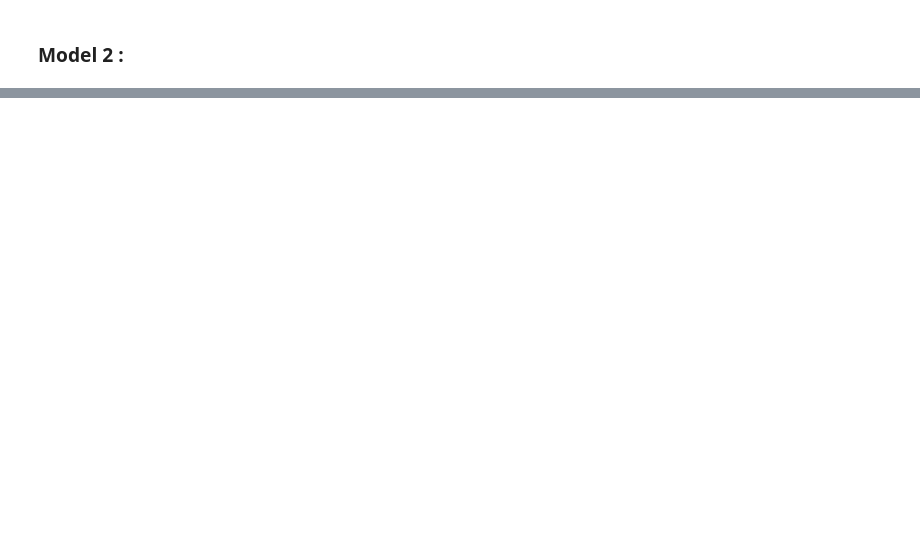
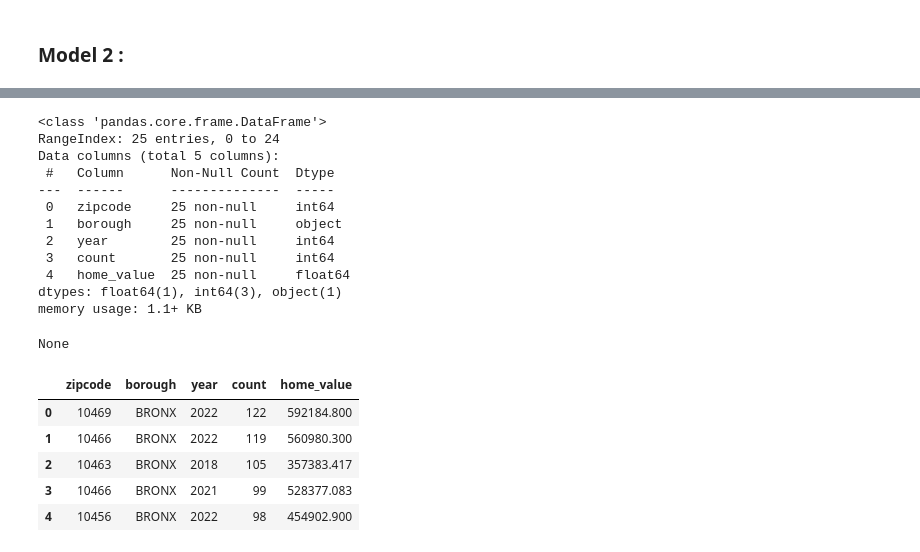
Before and after one commit to hpuma/Airbnb_Rental_Project, a Jupyter notebook: FINAL_EDA_NOTEBOOK.ipynb, the cells around one changed output, grey strips where cells are left out. Saved outputs shown, nothing was run; the diff lists cells and outputs as text; code cells hidden in the pictures; blank space fills up the shorter version.

```diff
--- a/FINAL_EDA_NOTEBOOK.ipynb
+++ b/FINAL_EDA_NOTEBOOK.ipynb
@@ -34,3 +35,7 @@ from matplotlib import rcParams
+# %%
+# Supress auto scientific notation
+pd.set_option('display.float_format', lambda x: '%.3f' % x)
+rcParams['figure.figsize'] = 8,8
 # %% [markdown]
 # Data Exploration
 # %% [markdown]
@@ -246,0 +294,25 @@ The graph below shows the regression line model between  mean rent price and the
+# %%
+top_zipcodes = pd.read_csv("./stats/zipcode_data/mapped_data/top_zipcodes_home_val_mapped.csv")
+top_zipcodes = top_zipcodes.dropna(how='any',axis=0)
+display(top_zipcodes.info())
+display(top_zipcodes.head())
+# %% [output]
+<class 'pandas.core.frame.DataFrame'>
+RangeIndex: 25 entries, 0 to 24
+Data columns (total 5 columns):
+ #   Column      Non-Null Count  Dtype
+---  ------      --------------  -----
+ 0   zipcode     25 non-null     int64
+ 1   borough     25 non-null     object
+ 2   year        25 non-null     int64
+ 3   count       25 non-null     int64
+ 4   home_value  25 non-null     float64
+dtypes: float64(1), int64(3), object(1)
+memory usage: 1.1+ KB
+None
+|  | zipcode | borough | year | count | home_value |
+| 0 | 10469 | BRONX | 2022 | 122 | 592184.800 |
+| 1 | 10466 | BRONX | 2022 | 119 | 560980.300 |
+| 2 | 10463 | BRONX | 2018 | 105 | 357383.417 |
+| 3 | 10466 | BRONX | 2021 | 99 | 528377.083 |
+| 4 | 10456 | BRONX | 2022 | 98 | 454902.900 |
```
Also changed, not shown: parts of 26 cells of this notebook.
